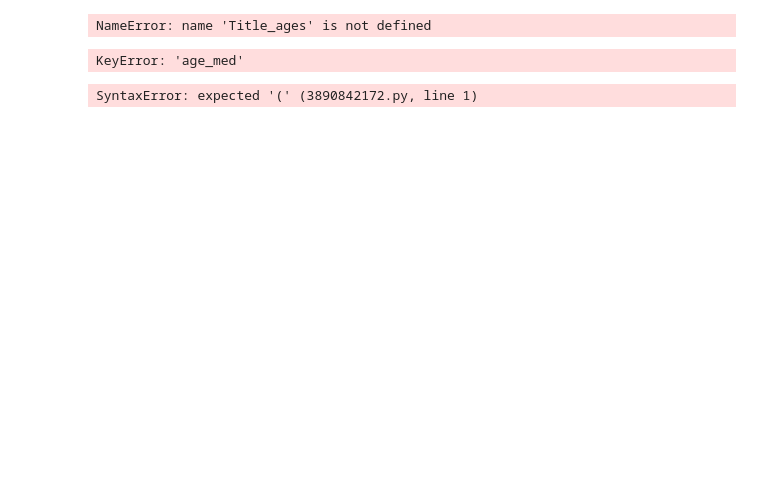
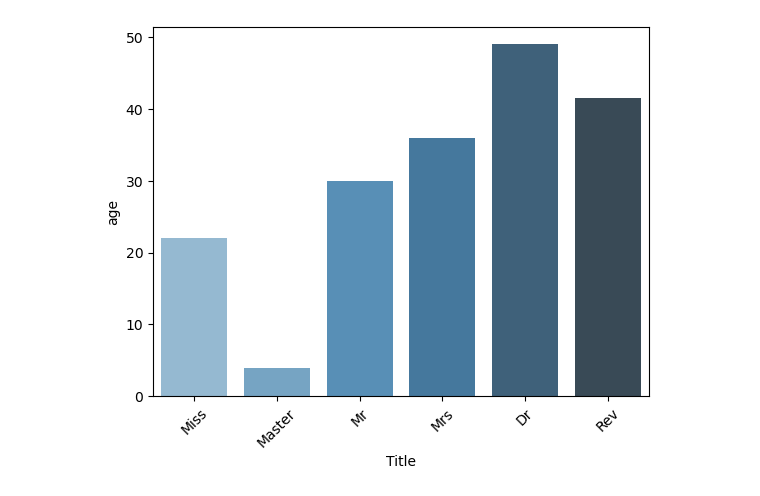
Before and after one commit to 4wsjad/DATA-MODELING-AND-VISUALIZATION, a Jupyter notebook: exp 5.ipynb, the cells around one changed output. Saved outputs shown, nothing was run; the diff lists cells and outputs as text; code cells hidden in the pictures; blank space fills up the shorter version.

```diff
--- a/exp 5.ipynb
+++ b/exp 5.ipynb
@@ -56,3 +41,7 @@ mapping = {
+# %%
+mapping={'Mlle':'Miss','Major':'Mr','Col':'Mr','Sir':'Mr','Don':'Mr','Mme':'Mrs','Jonkheer':'Mr',
+         'Lady':'Mrs','Capt':'Mr','Countess':'Mrs','Ms':'Miss','Dona':'Mrs'}
+df.replace({'Title':mapping},inplace=True)
 # %%
 df['Title'].value_counts()
 # %% [output]
@@ -79,14 +56,13 @@ Name: count, dtype: int64
 # %%
 title_ages=dict(df.groupby('Title')['age'].median())
 # %%
-df['age_med']= df['Title'].apply(lambda X:Title_ages[x])
+df['age_med']=df['Title'].apply(lambda x:title_ages[x])
-# %% [output]
-NameError: name 'Title_ages' is not defined
 # %%
-df['age'].fillna(df['age_med'],inplace=True)
+df.fillna({'age': df['age_med']}, inplace=True)
+del df['age_med']
-# %% [output]
-KeyError: 'age_med'
-# %%
-def df['age_med']df['age']=df['age'].fillna(df ['age'].median())
-# %% [output]
-SyntaxError: expected '(' (3890842172.py, line 1)
+# %%
+sns.barplot(x ='Title',y='age',data=df,estimator=np.median,errorbar=None,palette='Blues_d',hue='Title')
+plt.xticks(rotation=45)
+plt.show()
+# %% [output]
+[figure, added]
```
Also changed, not shown: parts of 7 cells of this notebook.
